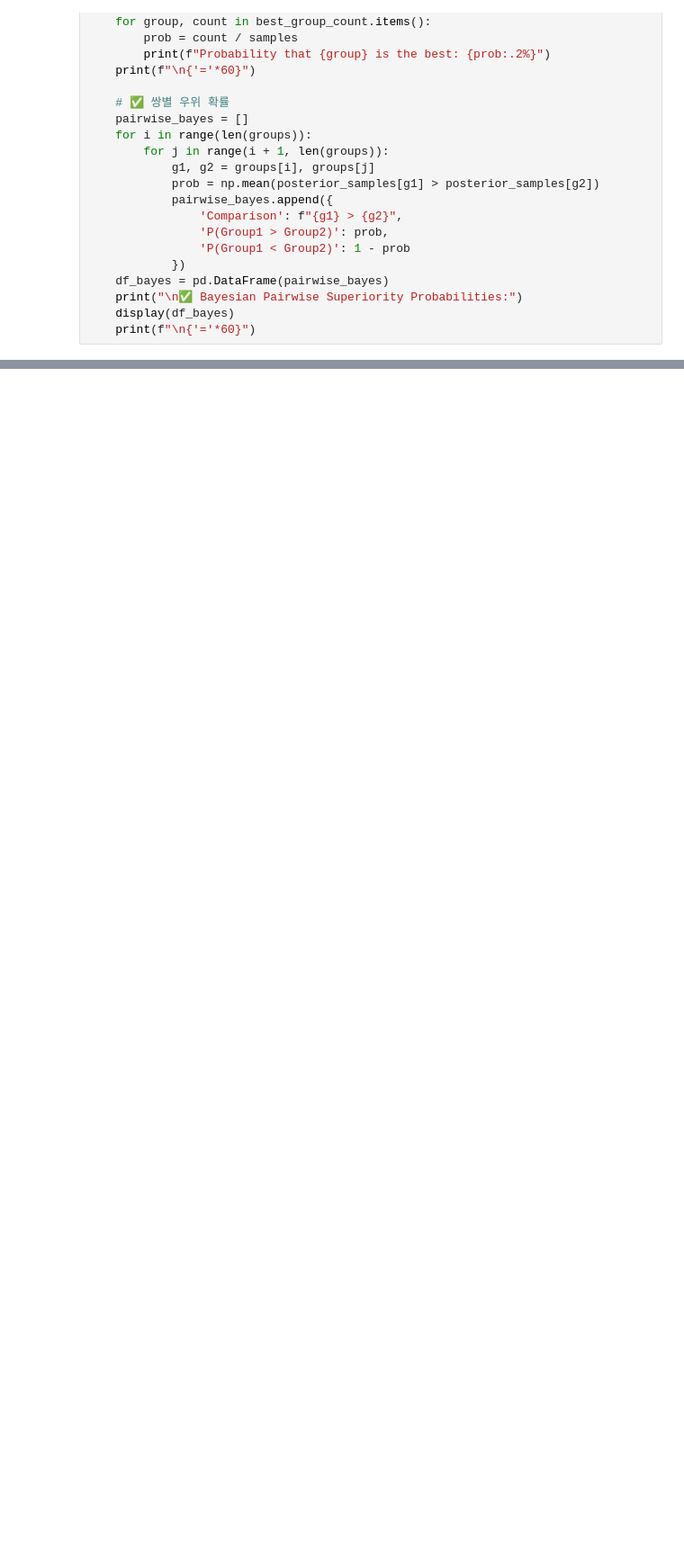
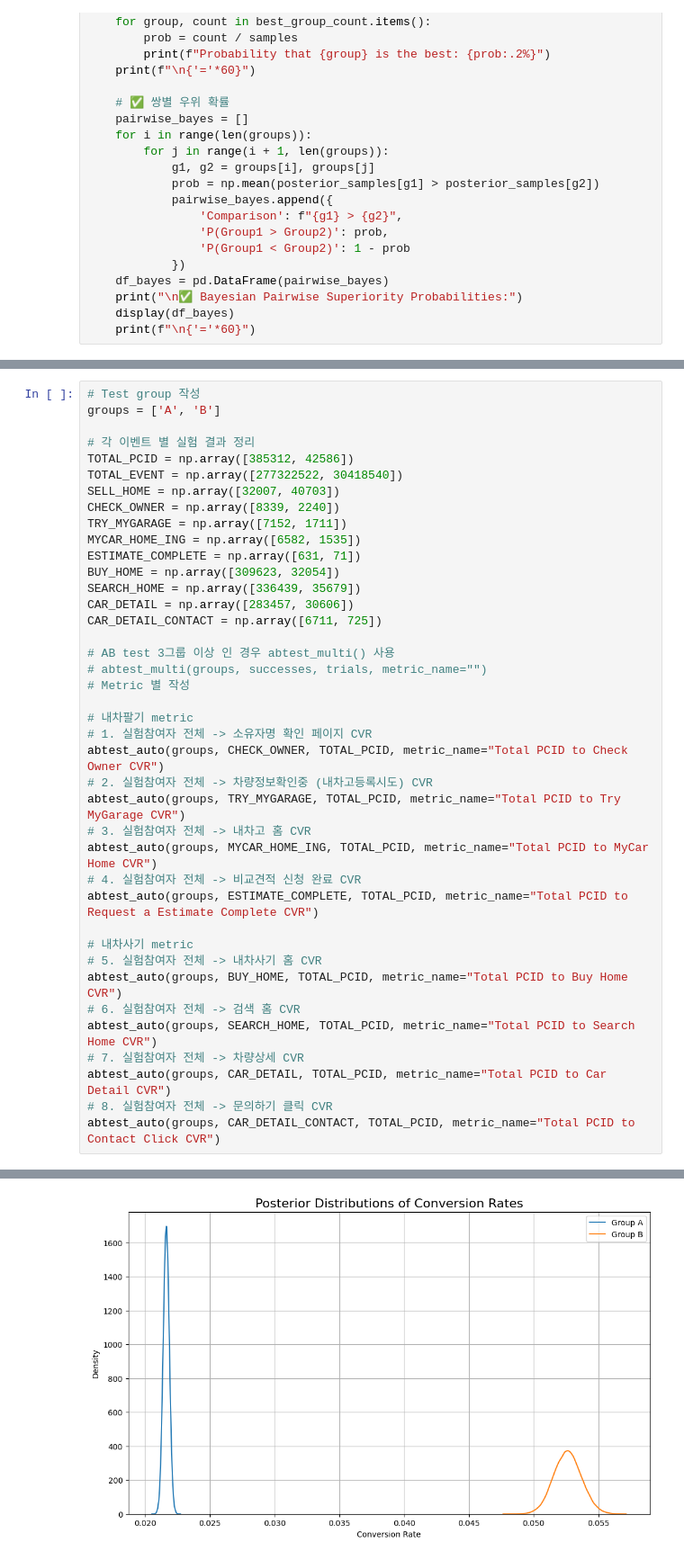
Before and after one commit to namgonstar/ENCAR, a Jupyter notebook: [25.07] 내차팔기 홈 기본 랜딩 AB test/통계 검정 code.ipynb, the cells around one changed output, grey strips where cells are left out. Shown: that part at 90% size. Drawn from its saved outputs; the diff is of its cells as text; blank space fills up the shorter version.

Commit message:
내차팔기 AB test 작업중

```diff
--- a/[25.07] 내차팔기 홈 기본 랜딩 AB test/통계 검정 code.ipynb
+++ b/[25.07] 내차팔기 홈 기본 랜딩 AB test/통계 검정 code.ipynb
@@ -143,0 +146,41 @@ def abtest_auto(groups, successes, trials, metric_name="Metric", samples=100_000
+# %%
+# Test group 작성
+groups = ['A', 'B']
+
+# 각 이벤트 별 실험 결과 정리
+TOTAL_PCID = np.array([385312, 42586])
+TOTAL_EVENT = np.array([277322522, 30418540])
+SELL_HOME = np.array([32007, 40703])
+CHECK_OWNER = np.array([8339, 2240])
+TRY_MYGARAGE = np.array([7152, 1711])
+MYCAR_HOME_ING = np.array([6582, 1535])
+ESTIMATE_COMPLETE = np.array([631, 71])
+BUY_HOME = np.array([309623, 32054])
+SEARCH_HOME = np.array([336439, 35679])
+CAR_DETAIL = np.array([283457, 30606])
+CAR_DETAIL_CONTACT = np.array([6711, 725])
+
+# AB test 3그룹 이상 인 경우 abtest_multi() 사용
+# abtest_multi(groups, successes, trials, metric_name="")
+# Metric 별 작성
+
+# 내차팔기 metric
+# 1. 실험참여자 전체 -> 소유자명 확인 페이지 CVR
+abtest_auto(groups, CHECK_OWNER, TOTAL_PCID, metric_name="Total PCID to Check Owner CVR")
+# 2. 실험참여자 전체 -> 차량정보확인중 (내차고등록시도) CVR
+abtest_auto(groups, TRY_MYGARAGE, TOTAL_PCID, metric_name="Total PCID to Try MyGarage CVR")
+# 3. 실험참여자 전체 -> 내차고 홈 CVR
+abtest_auto(groups, MYCAR_HOME_ING, TOTAL_PCID, metric_name="Total PCID to MyCar Home CVR")
+# 4. 실험참여자 전체 -> 비교견적 신청 완료 CVR
+abtest_auto(groups, ESTIMATE_COMPLETE, TOTAL_PCID, metric_name="Total PCID to Request a Estimate Complete CVR")
+
+# 내차사기 metric
+# 5. 실험참여자 전체 -> 내차사기 홈 CVR
+abtest_auto(groups, BUY_HOME, TOTAL_PCID, metric_name="Total PCID to Buy Home CVR")
+# 6. 실험참여자 전체 -> 검색 홈 CVR
+abtest_auto(groups, SEARCH_HOME, TOTAL_PCID, metric_name="Total PCID to Search Home CVR")
+# 7. 실험참여자 전체 -> 차량상세 CVR
+abtest_auto(groups, CAR_DETAIL, TOTAL_PCID, metric_name="Total PCID to Car Detail CVR")
+# 8. 실험참여자 전체 -> 문의하기 클릭 CVR
+abtest_auto(groups, CAR_DETAIL_CONTACT, TOTAL_PCID, metric_name="Total PCID to Contact Click CVR")
+# %% [output]
@@ -143,0 +208 @@ def abtest_auto(groups, successes, trials, metric_name="Metric", samples=100_000
+[figure, added]
```
Also changed, not shown: parts of 4 cells of this notebook, 1 other file.
